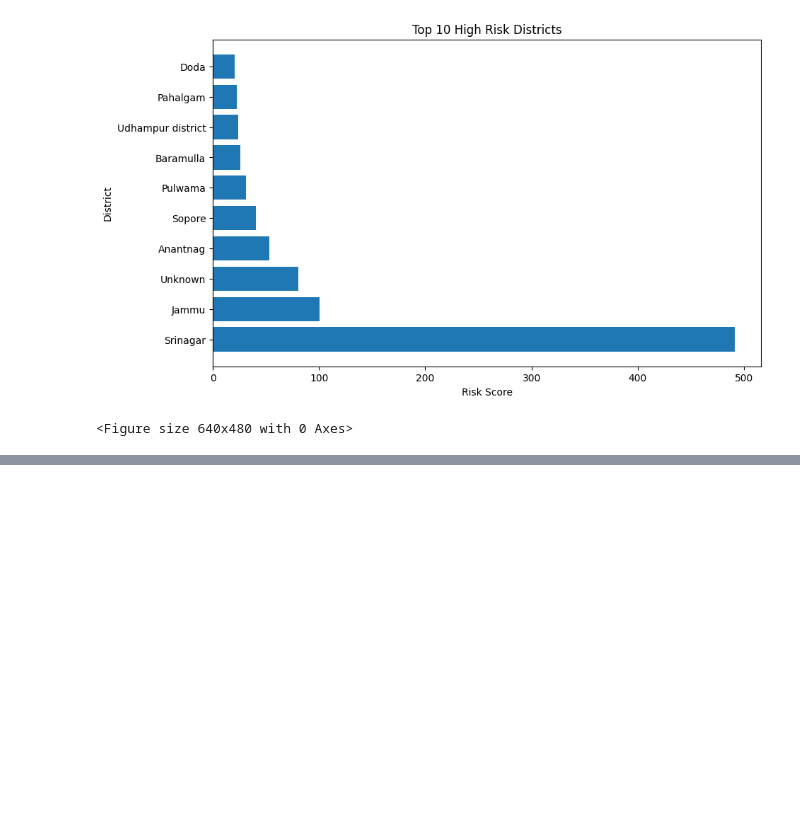
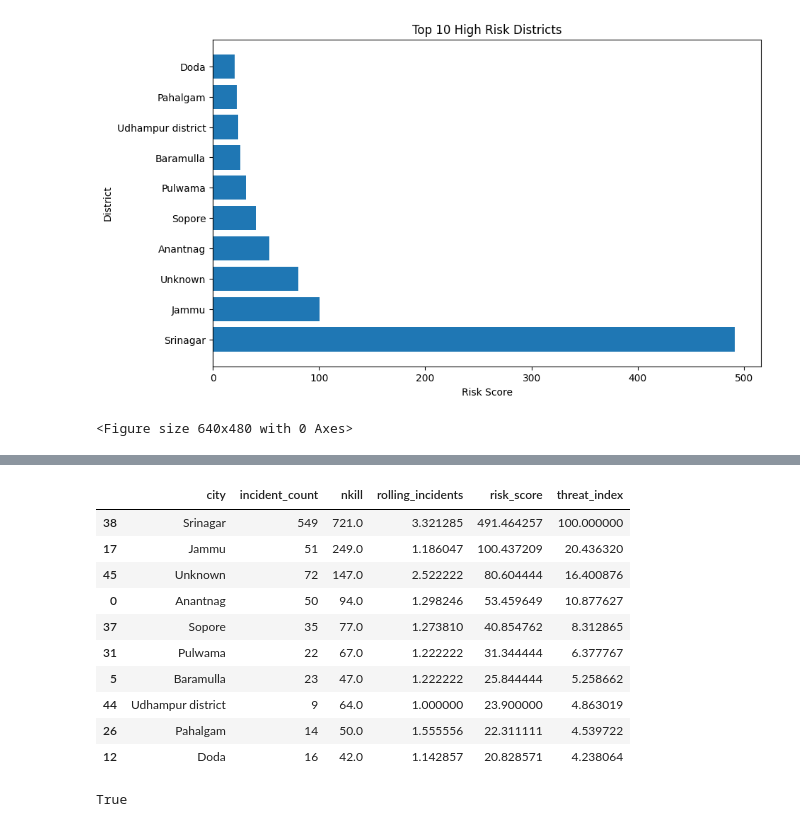
Before and after one commit to aajbelga/TRINETRA, a Jupyter notebook: notebooks/data_cleaning.ipynb, the cells around one changed output, grey strips where cells are left out. Saved outputs shown, nothing was run; the diff lists cells and outputs as text; code cells hidden in the pictures; blank space fills up the shorter version.

```diff
--- a/notebooks/data_cleaning.ipynb
+++ b/notebooks/data_cleaning.ipynb
@@ -1646,0 +1750,8 @@ plt.savefig(
+# %%
+import pandas as pd
+
+monthly_data = pd.read_csv(
+    r"D:\GeoShield-Kashmir\data\processed\monthly_data.csv"
+)
+
+print(monthly_data.shape)
@@ -1646,0 +1760,19 @@ plt.savefig(
+# %%
+district_risk = monthly_data.groupby('city').agg({
+    'incident_count':'sum',
+    'nkill':'sum',
+    'rolling_incidents':'mean'
+}).reset_index()
+
+district_risk['risk_score'] = (
+    district_risk['incident_count'] * 0.5 +
+    district_risk['nkill'] * 0.3 +
+    district_risk['rolling_incidents'] * 0.2
+)
+
+district_risk = district_risk.sort_values(
+    'risk_score',
+    ascending=False
+)
+
+district_risk.head()
@@ -1646,0 +1786,10 @@ plt.savefig(
+# %%
+district_risk['threat_index'] = (
+    district_risk['risk_score']
+    /
+    district_risk['risk_score'].max()
+) * 100
+
+district_risk[
+    ['city','risk_score','threat_index']
+].head(10)
@@ -1646,0 +1808,14 @@ plt.savefig(
+# %%
+district_risk.head(10)
+# %% [output]
+|  | city | incident_count | nkill | rolling_incidents | risk_score | threat_index |
+| 38 | Srinagar | 549 | 721.0 | 3.321285 | 491.464257 | 100.000000 |
+| 17 | Jammu | 51 | 249.0 | 1.186047 | 100.437209 | 20.436320 |
+| 45 | Unknown | 72 | 147.0 | 2.522222 | 80.604444 | 16.400876 |
+| 0 | Anantnag | 50 | 94.0 | 1.298246 | 53.459649 | 10.877627 |
+| 37 | Sopore | 35 | 77.0 | 1.273810 | 40.854762 | 8.312865 |
+| 31 | Pulwama | 22 | 67.0 | 1.222222 | 31.344444 | 6.377767 |
+| 5 | Baramulla | 23 | 47.0 | 1.222222 | 25.844444 | 5.258662 |
+| 44 | Udhampur district | 9 | 64.0 | 1.000000 | 23.900000 | 4.863019 |
+| 26 | Pahalgam | 14 | 50.0 | 1.555556 | 22.311111 | 4.539722 |
+| 12 | Doda | 16 | 42.0 | 1.142857 | 20.828571 | 4.238064 |
@@ -1646,0 +1827,10 @@ plt.savefig(
+# %%
+import os
+
+print(
+    os.path.exists(
+        r"D:\GeoShield-Kashmir\data\processed\district_risk.csv"
+    )
+)
+# %% [output]
+True
```
Also changed, not shown: parts of 17 cells of this notebook, 1 other file.
